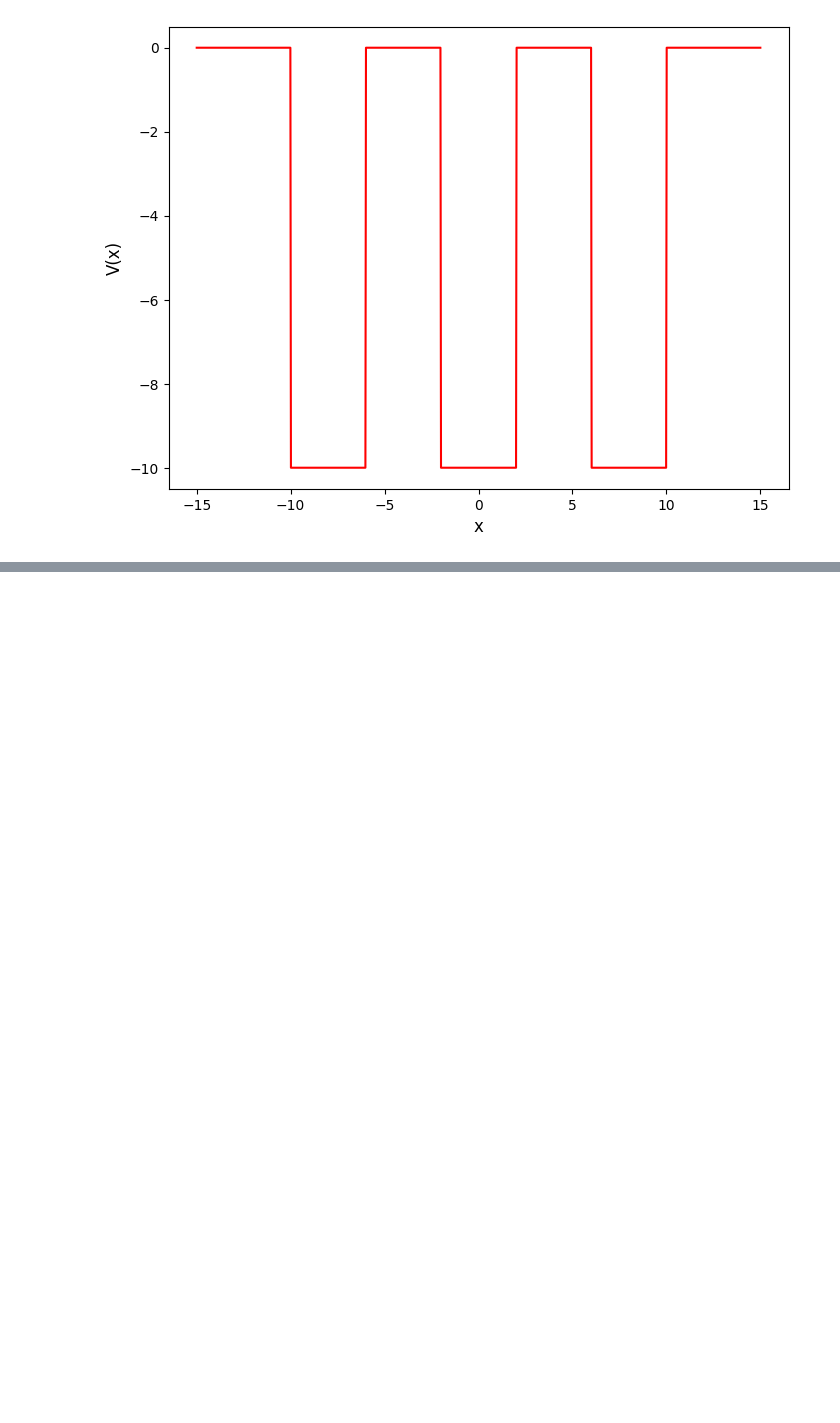
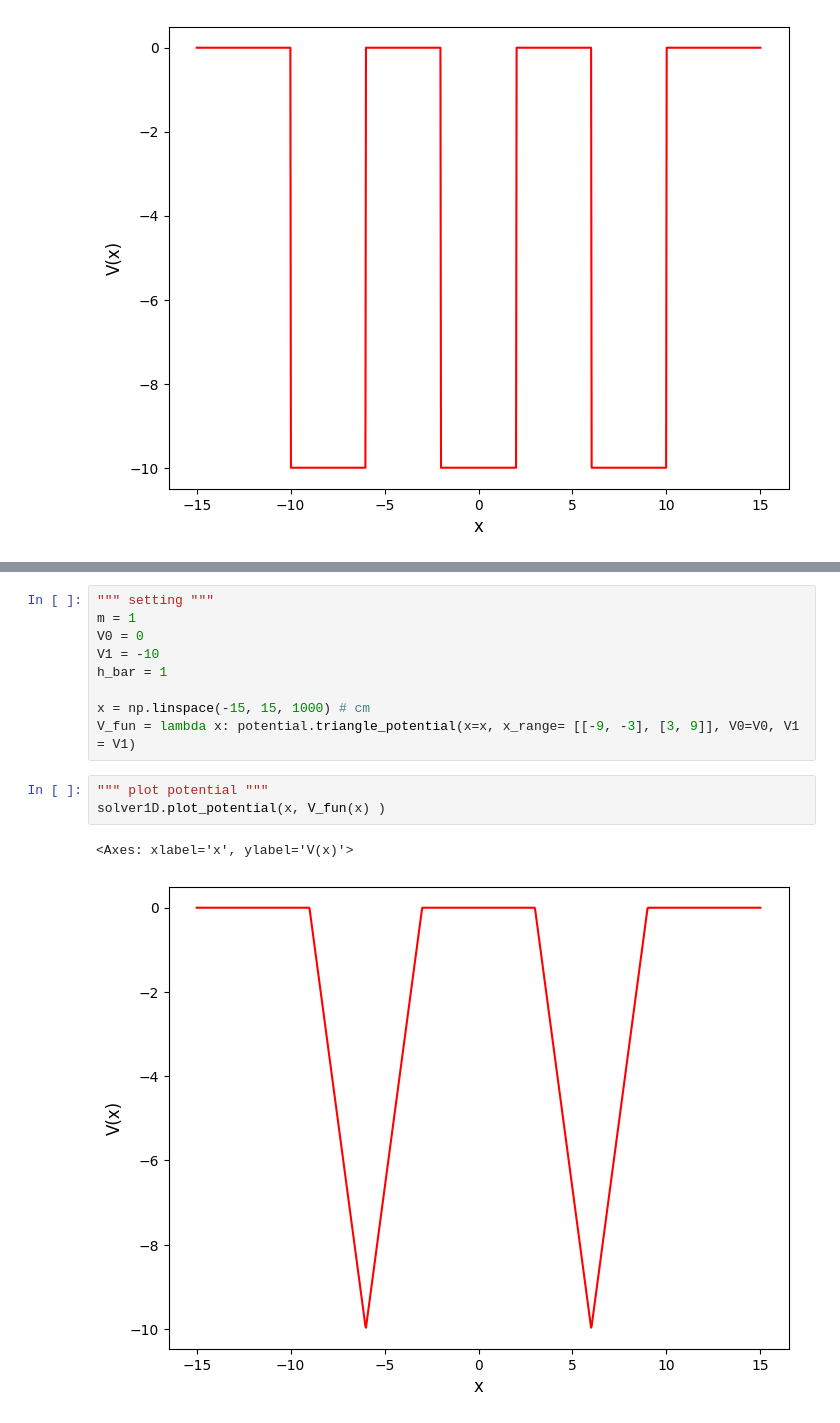
Before and after one commit to d04943016/PoissonSolver, a Jupyter notebook: notebook/Schrodinger 1D_cases/2. Finite Quantum Well.ipynb, the cells around one changed output, grey strips where cells are left out. Saved outputs shown, nothing was run; the diff lists cells and outputs as text; blank space fills up the shorter version.

```diff
--- a/notebook/Schrodinger 1D_cases/2. Finite Quantum Well.ipynb
+++ b/notebook/Schrodinger 1D_cases/2. Finite Quantum Well.ipynb
@@ -129,0 +162,15 @@ solver1D.plot_wavefunctions_and_potential(x, [E[2]], [Psis[2]], V_fun(x), labels
+# %%
+""" setting """
+m = 1
+V0 = 0
+V1 = -10
+h_bar = 1
+
+x = np.linspace(-15, 15, 1000) # cm
+V_fun = lambda x: potential.triangle_potential(x=x, x_range= [[-9, -3], [3, 9]], V0=V0, V1 = V1)
+# %%
+""" plot potential """
+solver1D.plot_potential(x, V_fun(x) )
+# %% [output]
+<Axes: xlabel='x', ylabel='V(x)'>
+[figure, added]
```
Also changed, not shown: parts of 23 cells of this notebook, 1 other file.
